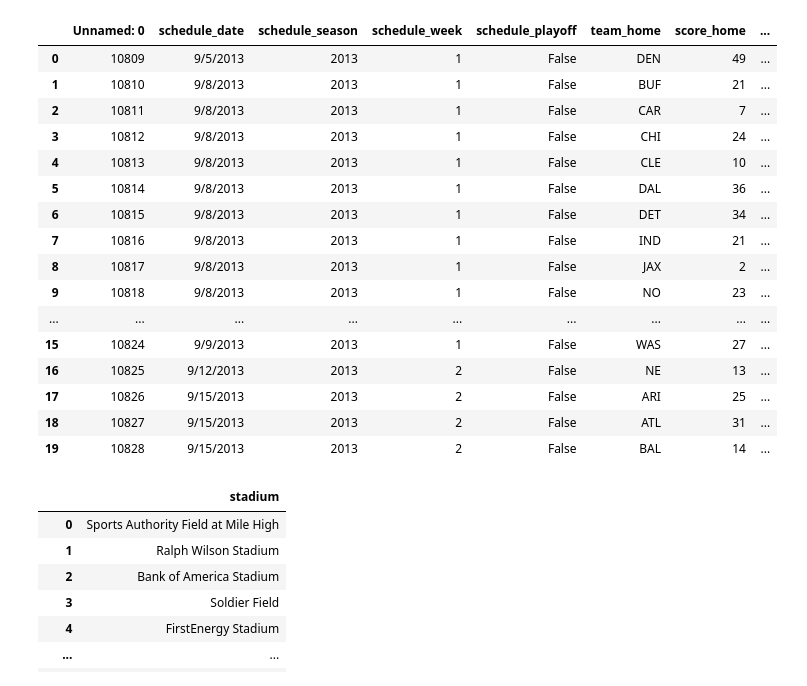
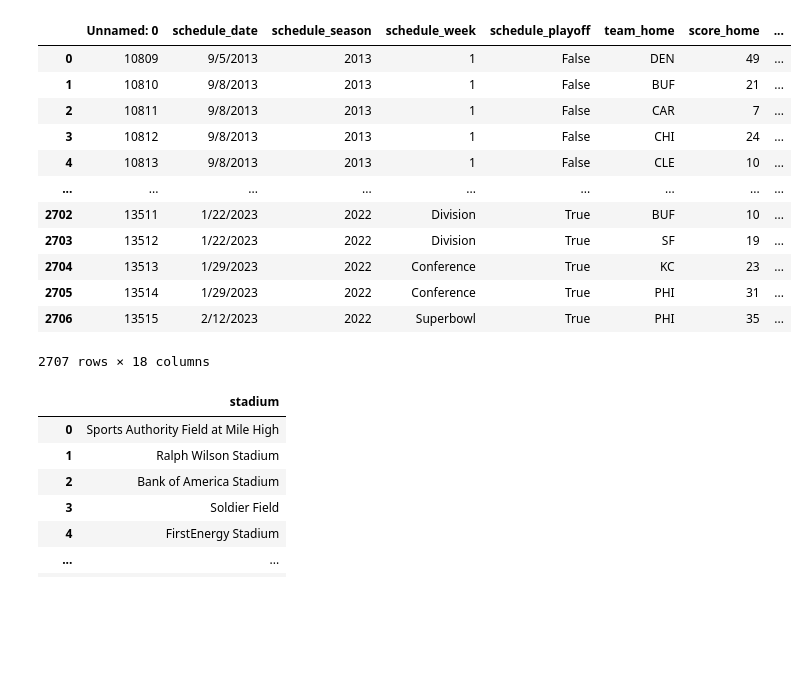
Before and after one commit to dadario10/Betting_Analytics_Project, a Jupyter notebook: stadiums.ipynb, the cells around one changed output. Cells and saved outputs as stored; diff of their text form; code cells hidden in the pictures; blank space fills up the shorter version.

```diff
--- a/stadiums.ipynb
+++ b/stadiums.ipynb
@@ -1,42 +10,32 @@
 # %%
-# Dependencies and Setup
-import pandas as pd
-from pathlib import Path
-import warnings
 
-#ignore warning messages
-warnings.filterwarnings("ignore")
 
 #reset view paramaters for output
 pd.reset_option("display.max_rows")
 pd.reset_option("display.max_columns")
 pd.reset_option("display.max_colwidth")
 
 # File to Load (Remember to Change These)
 nfl_data = Path("output_data/nfl.csv")
 stadium_data = Path("output_data/stadiums.csv")
 bet_data_df = pd.read_csv(nfl_data)
 #stadium_df = pd.read_csv(stadium_data)
-bet_data_df.head(20)
+bet_data_df
 #stadium_df
 # %% [output]
 |  | Unnamed: 0 | schedule_date | schedule_season | schedule_week | schedule_playoff | team_home | score_home | ... |
 | 0 | 10809 | 9/5/2013 | 2013 | 1 | False | DEN | 49 | ... |
 | 1 | 10810 | 9/8/2013 | 2013 | 1 | False | BUF | 21 | ... |
 | 2 | 10811 | 9/8/2013 | 2013 | 1 | False | CAR | 7 | ... |
 | 3 | 10812 | 9/8/2013 | 2013 | 1 | False | CHI | 24 | ... |
 | 4 | 10813 | 9/8/2013 | 2013 | 1 | False | CLE | 10 | ... |
-| 5 | 10814 | 9/8/2013 | 2013 | 1 | False | DAL | 36 | ... |
-| 6 | 10815 | 9/8/2013 | 2013 | 1 | False | DET | 34 | ... |
-| 7 | 10816 | 9/8/2013 | 2013 | 1 | False | IND | 21 | ... |
-| 8 | 10817 | 9/8/2013 | 2013 | 1 | False | JAX | 2 | ... |
-| 9 | 10818 | 9/8/2013 | 2013 | 1 | False | NO | 23 | ... |
 | ... | ... | ... | ... | ... | ... | ... | ... | ... |
-| 15 | 10824 | 9/9/2013 | 2013 | 1 | False | WAS | 27 | ... |
-| 16 | 10825 | 9/12/2013 | 2013 | 2 | False | NE | 13 | ... |
-| 17 | 10826 | 9/15/2013 | 2013 | 2 | False | ARI | 25 | ... |
-| 18 | 10827 | 9/15/2013 | 2013 | 2 | False | ATL | 31 | ... |
-| 19 | 10828 | 9/15/2013 | 2013 | 2 | False | BAL | 14 | ... |
+| 2702 | 13511 | 1/22/2023 | 2022 | Division | True | BUF | 10 | ... |
+| 2703 | 13512 | 1/22/2023 | 2022 | Division | True | SF | 19 | ... |
+| 2704 | 13513 | 1/29/2023 | 2022 | Conference | True | KC | 23 | ... |
+| 2705 | 13514 | 1/29/2023 | 2022 | Conference | True | PHI | 31 | ... |
+| 2706 | 13515 | 2/12/2023 | 2022 | Superbowl | True | PHI | 35 | ... |
+2707 rows × 18 columns
 # %%
 stadium_list_df = pd.DataFrame(bet_data_df["stadium"])
 stadium_list_df
```
Also changed, not shown: parts of 4 cells of this notebook, 2 other files.
